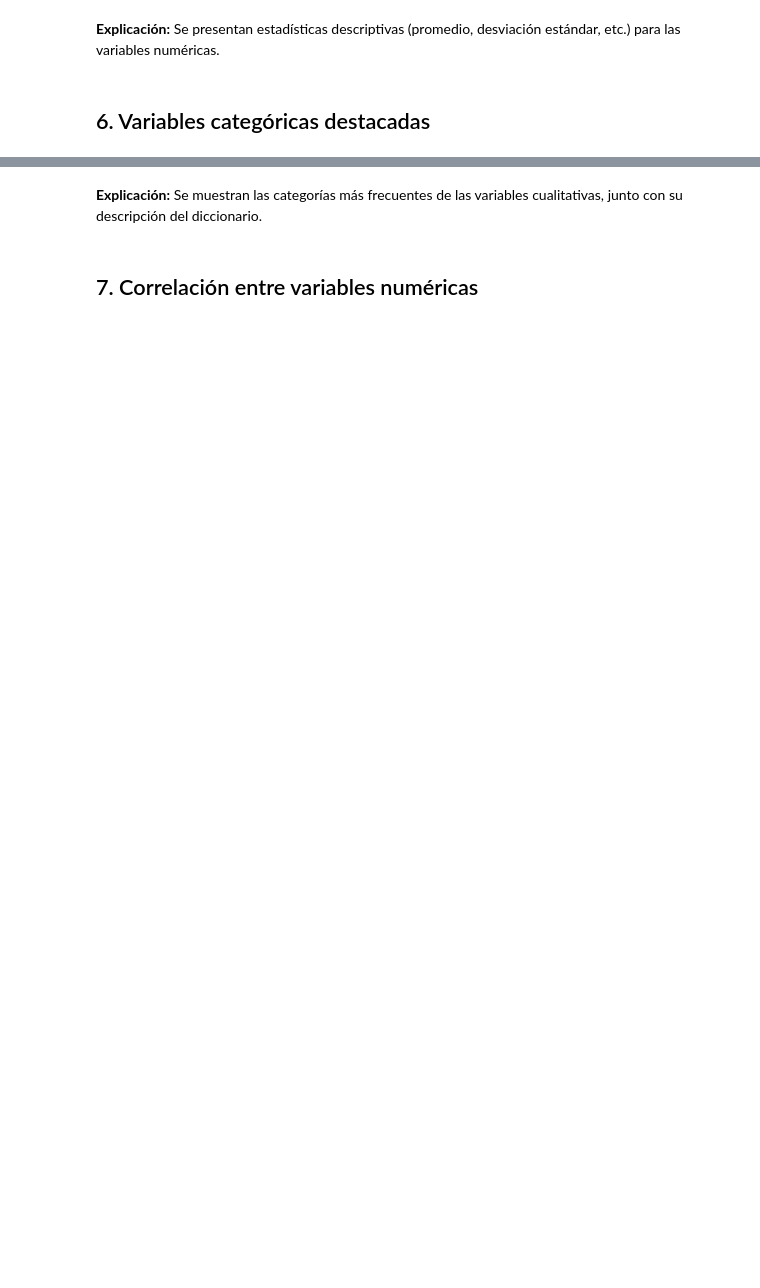
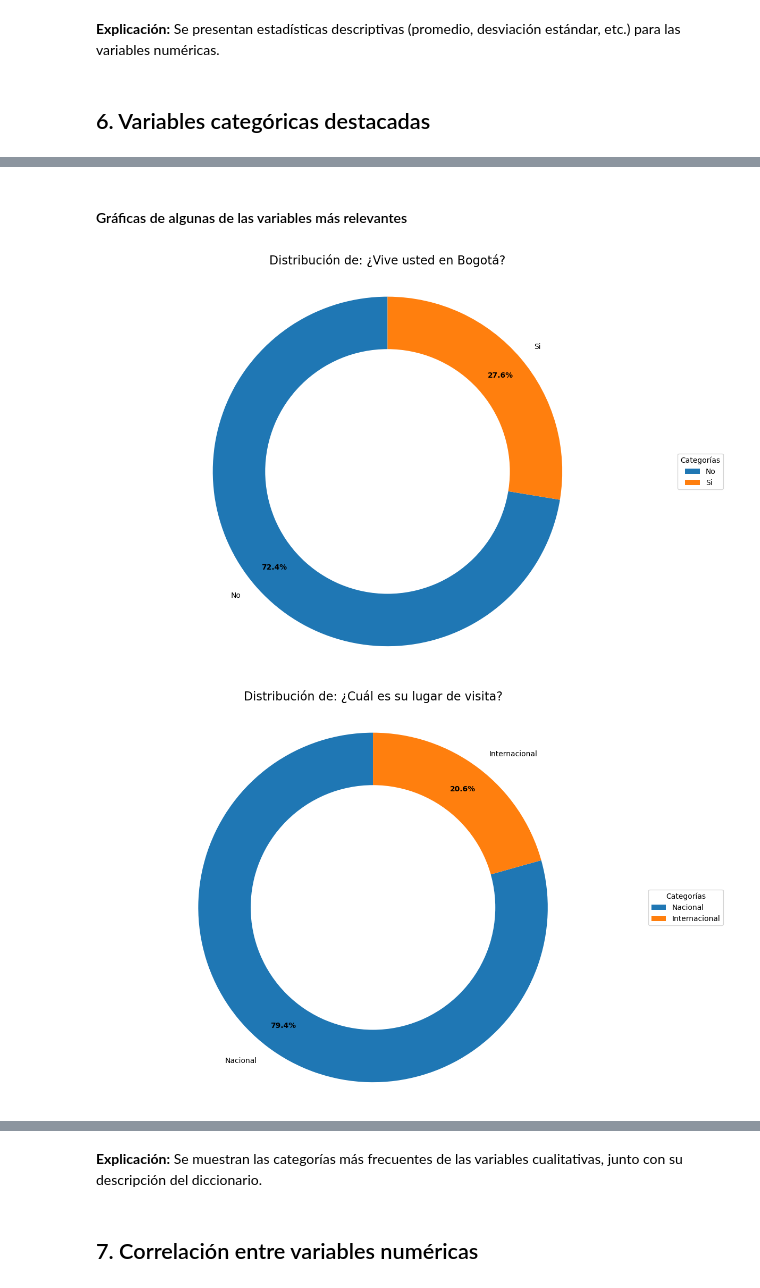
Before and after one commit to asrojas10/ProyectoMIAD-DespliegueSoluciones, a Jupyter notebook: analisis_exploratorio_viajeros_2023_con_diccionario.ipynb, the cells around one changed output, grey strips where cells are left out. Drawn from its saved outputs; the diff is of its cells as text; code cells hidden in the pictures; blank space fills up the shorter version.

```diff
--- a/analisis_exploratorio_viajeros_2023_con_diccionario.ipynb
+++ b/analisis_exploratorio_viajeros_2023_con_diccionario.ipynb
@@ -78,0 +147,69 @@ for col in cat_cols:
+# %% [markdown]
+#### Gráficas de algunas de las variables más relevantes
+# %%
+import matplotlib.pyplot as plt
+import pandas as pd
+
+# Columnas a graficar
+cols_para_pie = ['P_101', 'P_102', 'P_102_B', 'P_103']
+
+for col in cols_para_pie:
+    try:
+        desc = dic.loc[dic['variable'] == col, 'descripcion'].values
+        titulo = desc[0] if len(desc) > 0 else col
+    except KeyError:
+        print(f"Advertencia: No se pudo encontrar la descripción para {col}. Usando el ID.")
+        titulo = col
+    except Exception as e:
+        print(f"Error al buscar descripción de {col}: {e}")
+        titulo = col
+
+    counts_normalizadas = df[col].value_counts(normalize=True, dropna=True)
+
+    # Top 5
+    if len(counts_normalizadas) > 5:
+        top_5 = counts_normalizadas.head(5)
+        otros_sum = counts_normalizadas.iloc[5:].sum()
+
+        data_para_plot = pd.concat([top_5, pd.Series({'Otros': otros_sum})])
+
+    else:
+        data_para_plot = counts_normalizadas
+
+    plt.figure(figsize=(12, 8))
+
+    wedges, texts, autotexts = plt.pie(
+        data_para_plot,
+        autopct='%1.1f%%',
+        startangle=90,
+        pctdistance=0.85,
+        labels=data_para_plot.index,
+        textprops={'color':"w"}
+    )
+
+    for autotext in autotexts:
+        autotext.set_color('black')
+        autotext.set_weight('bold')
+
+    for text in texts:
+        text.set_color('black')
+
+    centre_circle = plt.Circle((0,0),0.70,fc='white')
+    fig = plt.gcf()
+    fig.gca().add_artist(centre_circle)
+
+    plt.title(f'Distribución de: {titulo}', fontsize=16, pad=20)
+    plt.axis('equal')
+
+    plt.legend(
+        data_para_plot.index,
+        title="Categorías",
+        loc="center left",
+        bbox_to_anchor=(1, 0, 0.5, 1)
+    )
+
+    plt.tight_layout()
+    plt.show()
+# %% [output]
+[figure, added]
+[figure, added]
```
Also changed, not shown: parts of 8 cells of this notebook, 1 other file.
